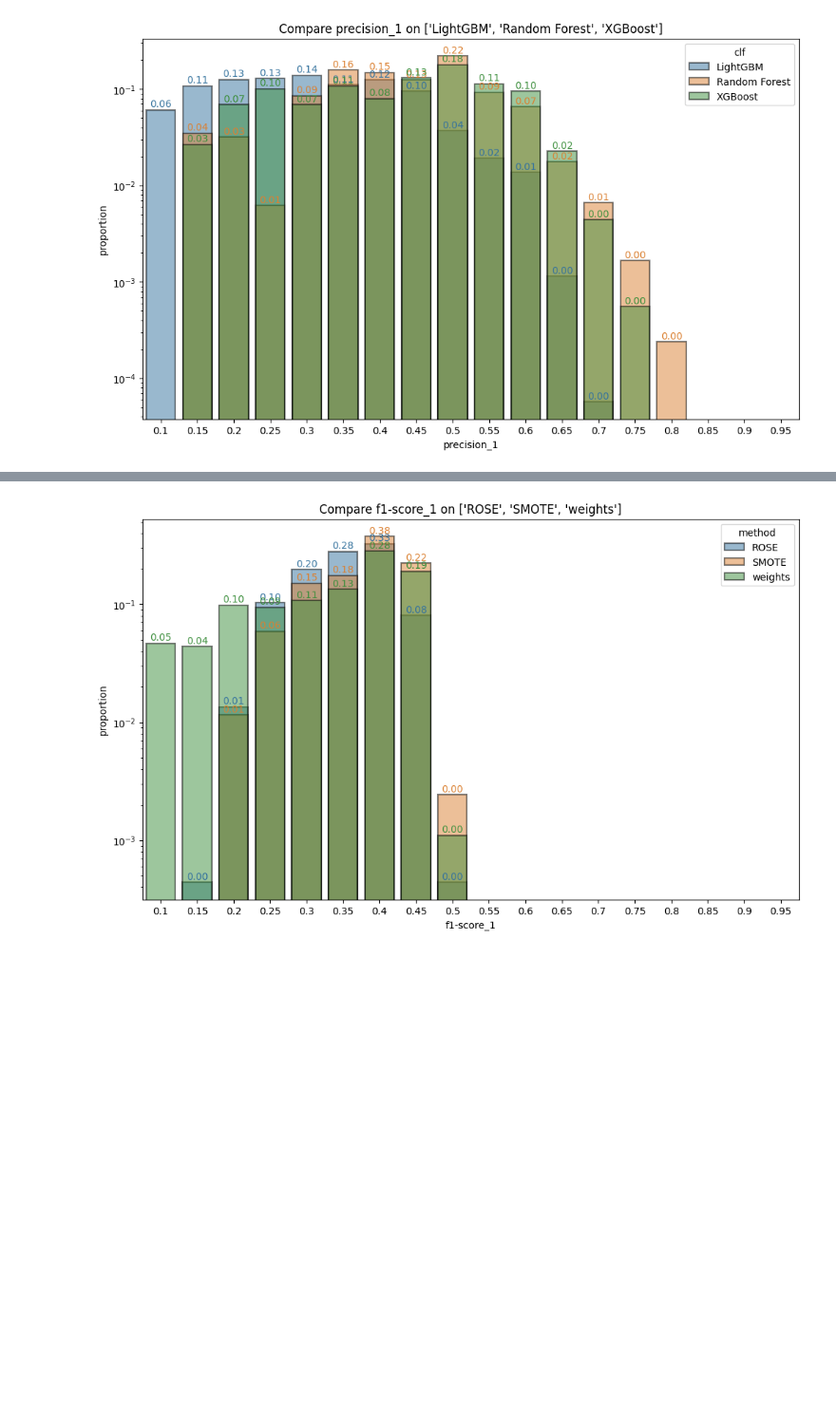
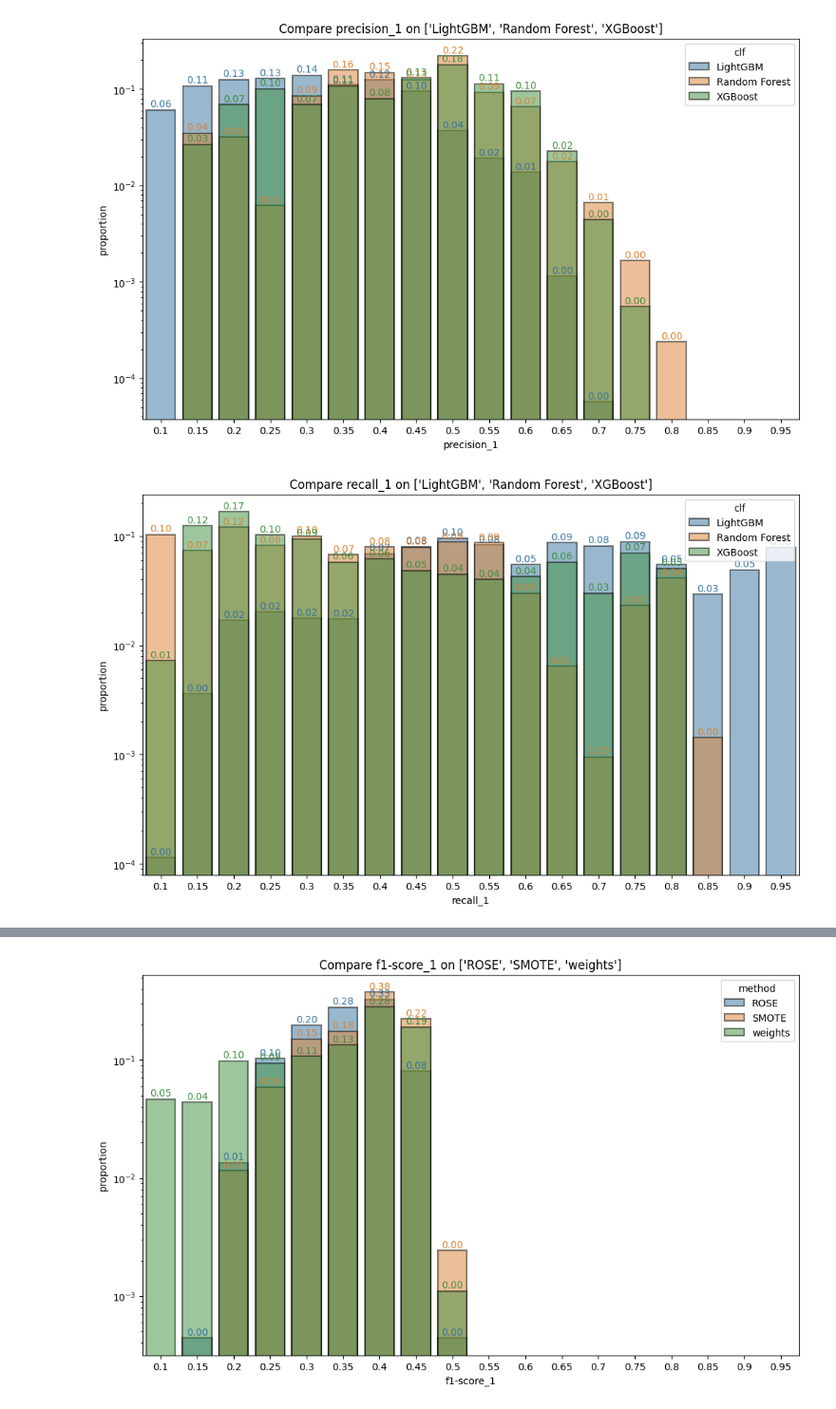
Before and after one commit to shvetsmaksym/Taiwan-Companies-Bankruptcy-Prediction, a Jupyter notebook: custom-hyperparams-optimization.ipynb, the cells around one changed output, grey strips where cells are left out. Shown at 95% size. Drawn from its saved outputs; the diff is of its cells as text; code cells hidden in the pictures; blank space fills up the shorter version.

```diff
--- a/tree_based_models.ipynb
+++ b/custom-hyperparams-optimization.ipynb
@@ -716,3 +725,7 @@ compare_distr(df=df_report, metric='f1-score_1', bins=bins, hue='clf')
 compare_distr(df=df_report, metric='precision_1', bins=bins, hue='clf')
 # %% [output]
 [figure]
+# %%
+compare_distr(df=df_report, metric='recall_1', bins=bins, hue='clf')
+# %% [output]
+[figure, added]
```
Also changed, not shown: parts of 28 cells of this notebook, 3 other files.
